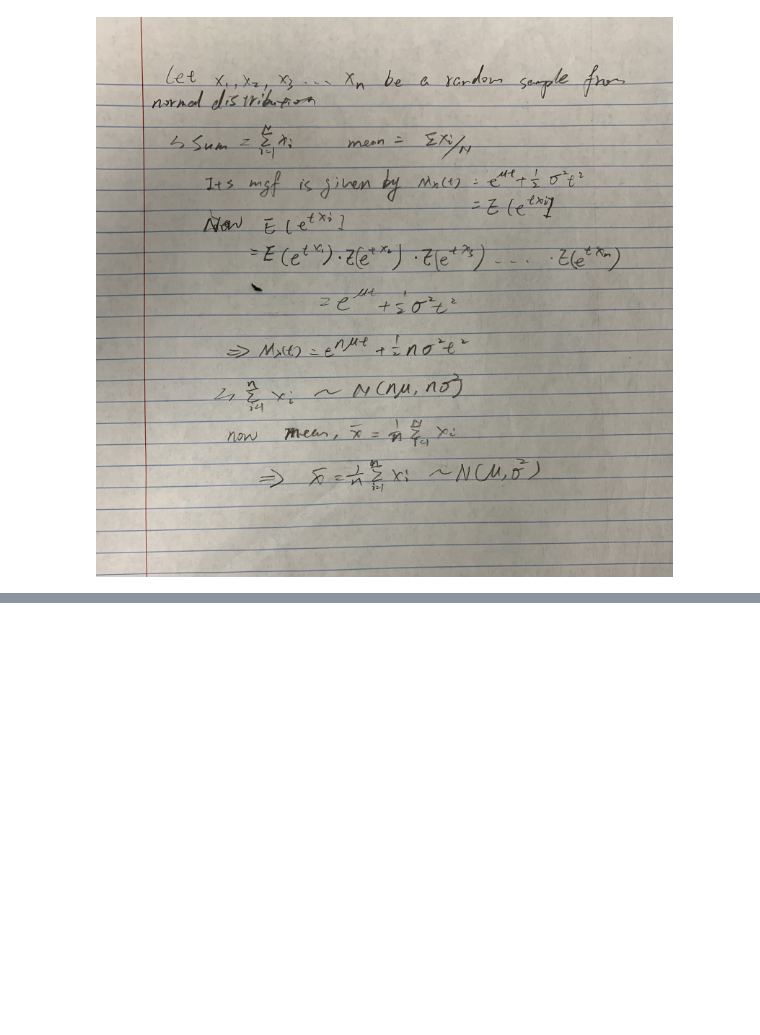
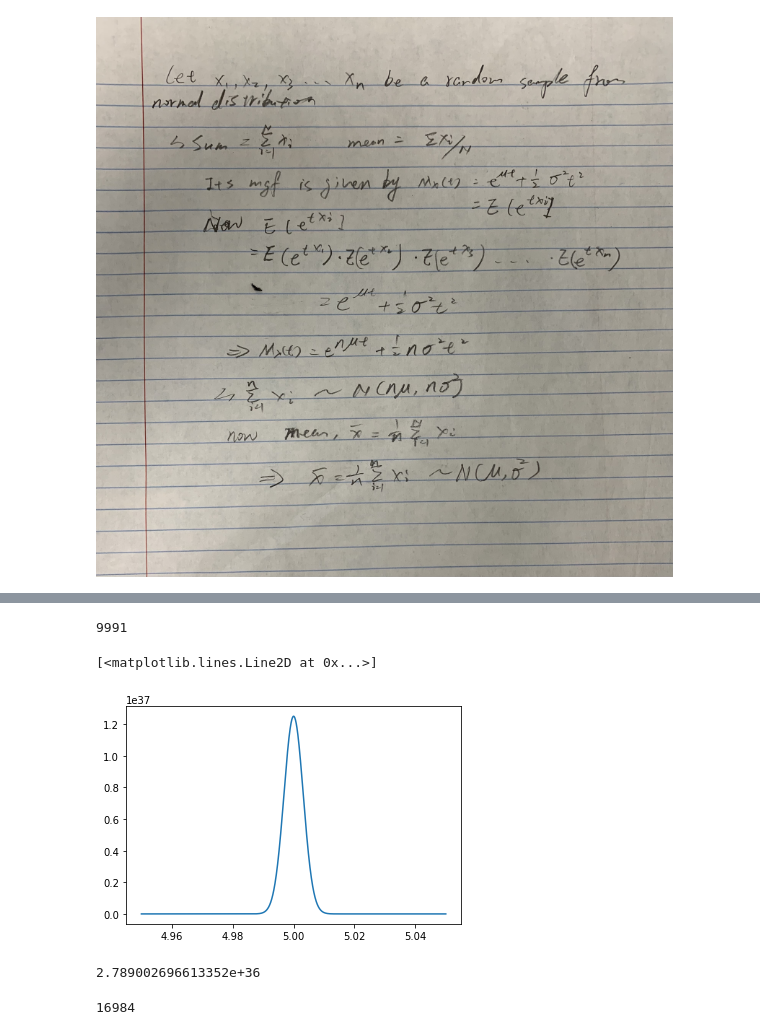
Before and after one commit to Mengjun74/lab, a Jupyter notebook: hw2.ipynb, the cells around one changed output, grey strips where cells are left out. Drawn from its saved outputs; the diff is of its cells as text; code cells hidden in the pictures; blank space fills up the shorter version.

```diff
--- a/hw2.ipynb
+++ b/hw2.ipynb
@@ -146,0 +110,28 @@ Image("hw2_Q5.png")
+# %%
+#10 average of the guassian distribution
+p_norm = []
+p_norm = np.convolve(norm_data,norm_data,"full")
+for _ in range(8):
+    p_norm = np.convolve(p_norm,norm_data, 'full')
+len(p_norm)
+# %% [output]
+9991
+# %%
+xl = np.linspace(4.95,5.05,9991)
+plt.plot(xl,p_norm)
+# %% [output]
+[<matplotlib.lines.Line2D at 0x...>]
+[figure, added]
+# %%
+std_10 = np.std(p_norm)
+std_10
+# %% [output]
+2.789002696613352e+36
+# %%
+p_norm = []
+p_norm = np.convolve(norm_data,norm_data,"full")
+for _ in range(15):
+    p_norm = np.convolve(p_norm,norm_data, 'full')
+len(p_norm)
+# %% [output]
+16984
```
Also changed, not shown: parts of 17 cells of this notebook, 2 other files.
